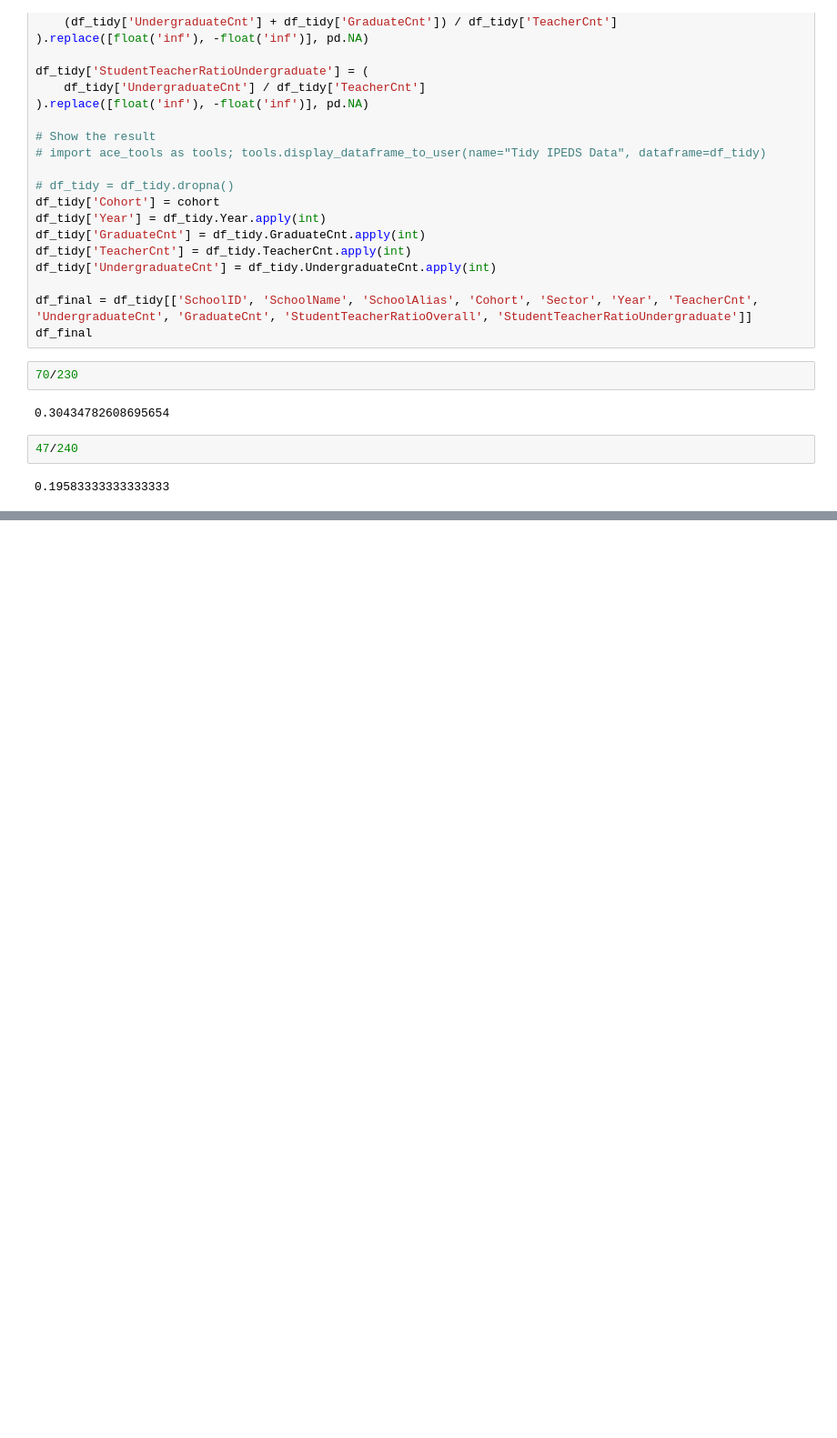
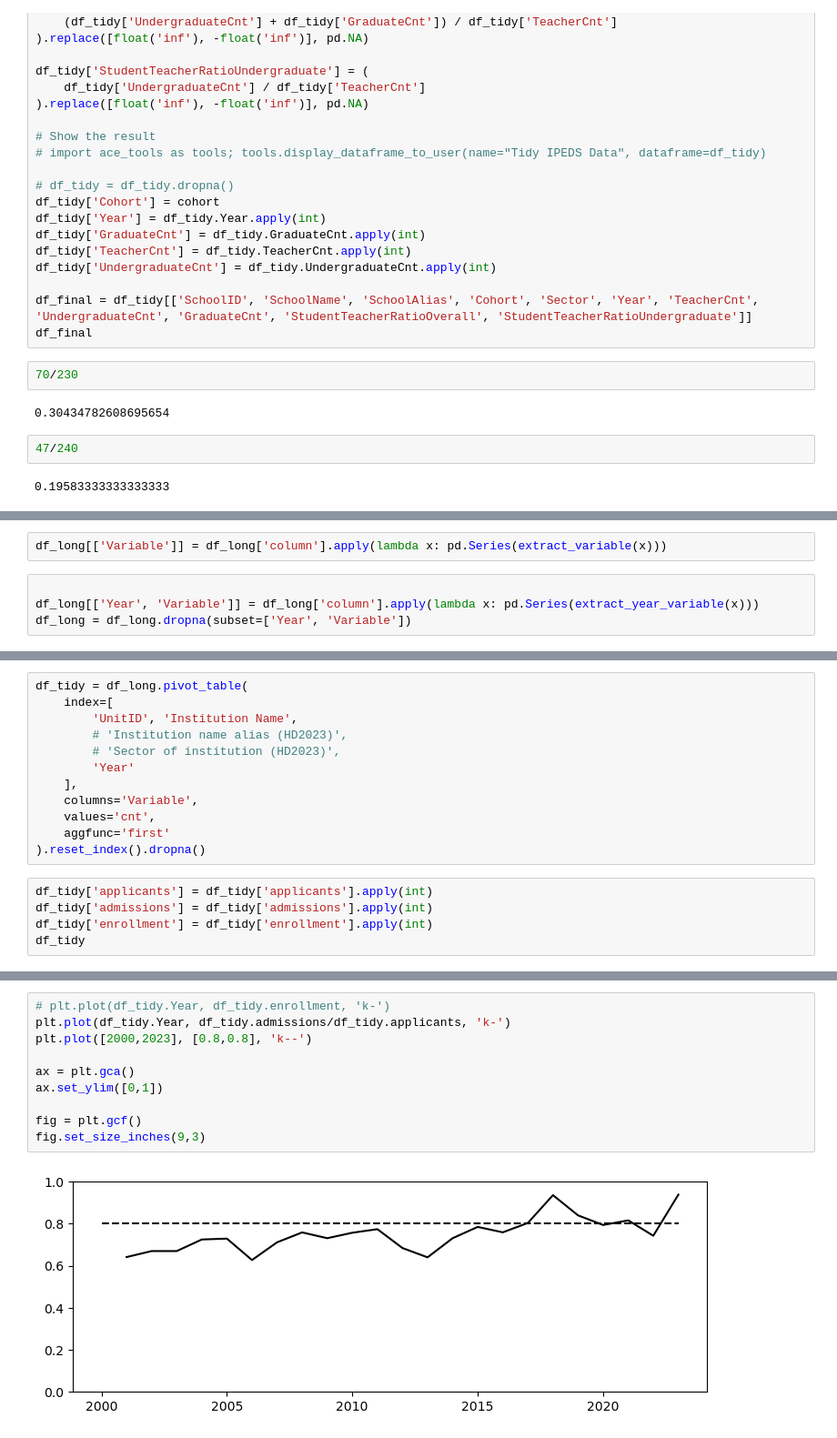
Before and after one commit to mcmcclur/BlogAtMarksMath, a Jupyter notebook: posts/Enrollment/_process/process.ipynb, the cells around one changed output, grey strips where cells are left out. Shown: that part at 91% size. Drawn from its saved outputs; the diff is of its cells as text; blank space fills up the shorter version.

```diff
--- a/posts/Enrollment/_process/process.ipynb
+++ b/posts/Enrollment/_process/process.ipynb
@@ -396,0 +449,6 @@ df_final
+# %%
+df_long[['Variable']] = df_long['column'].apply(lambda x: pd.Series(extract_variable(x)))
+# %%
+
+df_long[['Year', 'Variable']] = df_long['column'].apply(lambda x: pd.Series(extract_year_variable(x)))
+df_long = df_long.dropna(subset=['Year', 'Variable'])
@@ -396,0 +459,17 @@ df_final
+# %%
+df_tidy = df_long.pivot_table(
+    index=[
+        'UnitID', 'Institution Name',
+        # 'Institution name alias (HD2023)',
+        # 'Sector of institution (HD2023)',
+        'Year'
+    ],
+    columns='Variable',
+    values='cnt',
+    aggfunc='first'
+).reset_index().dropna()
+# %%
+df_tidy['applicants'] = df_tidy['applicants'].apply(int)
+df_tidy['admissions'] = df_tidy['admissions'].apply(int)
+df_tidy['enrollment'] = df_tidy['enrollment'].apply(int)
+df_tidy
@@ -396,0 +494,12 @@ df_final
+# %%
+# plt.plot(df_tidy.Year, df_tidy.enrollment, 'k-')
+plt.plot(df_tidy.Year, df_tidy.admissions/df_tidy.applicants, 'k-')
+plt.plot([2000,2023], [0.8,0.8], 'k--')
+
+ax = plt.gca()
+ax.set_ylim([0,1])
+
+fig = plt.gcf()
+fig.set_size_inches(9,3)
+# %% [output]
+[figure, added]
```
Also changed, not shown: parts of 11 cells of this notebook, 8 other files.
